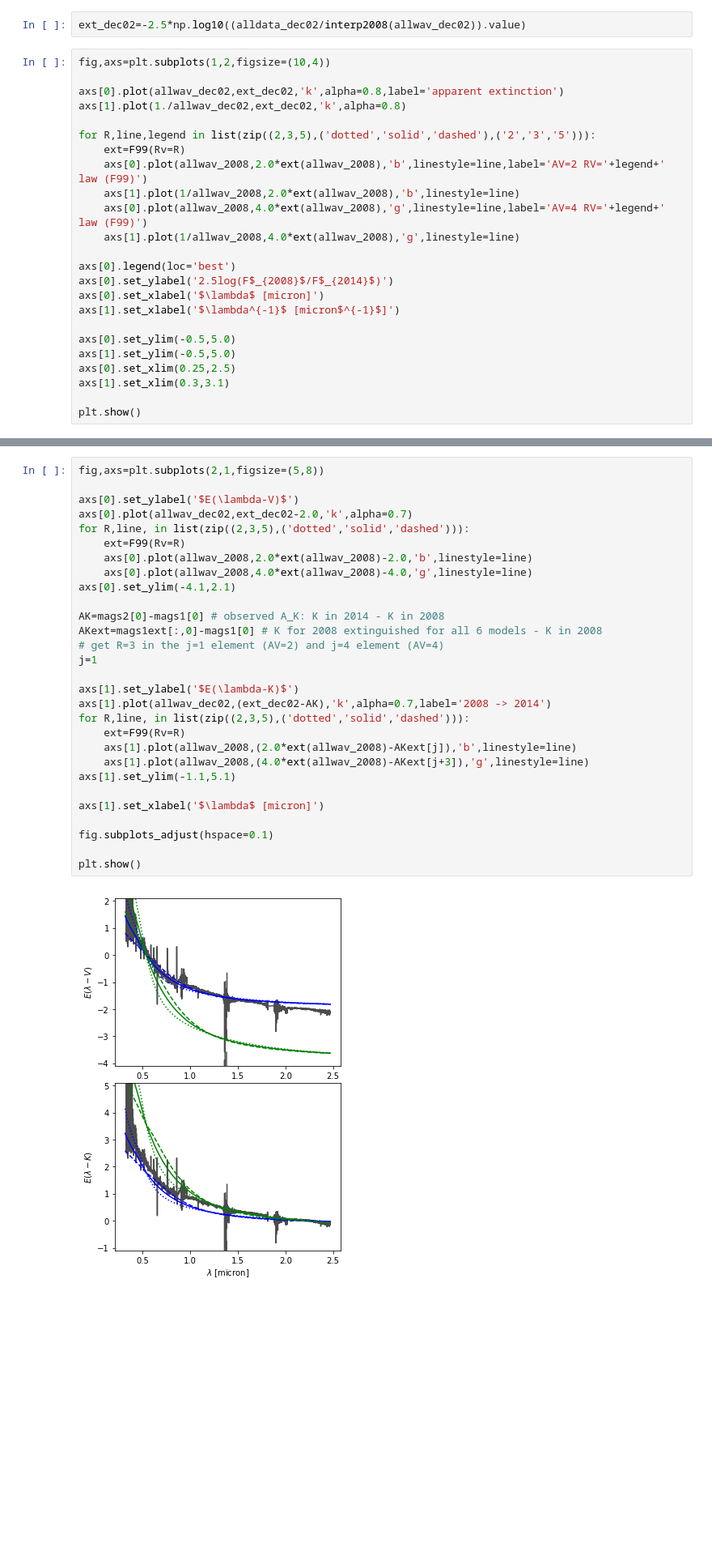
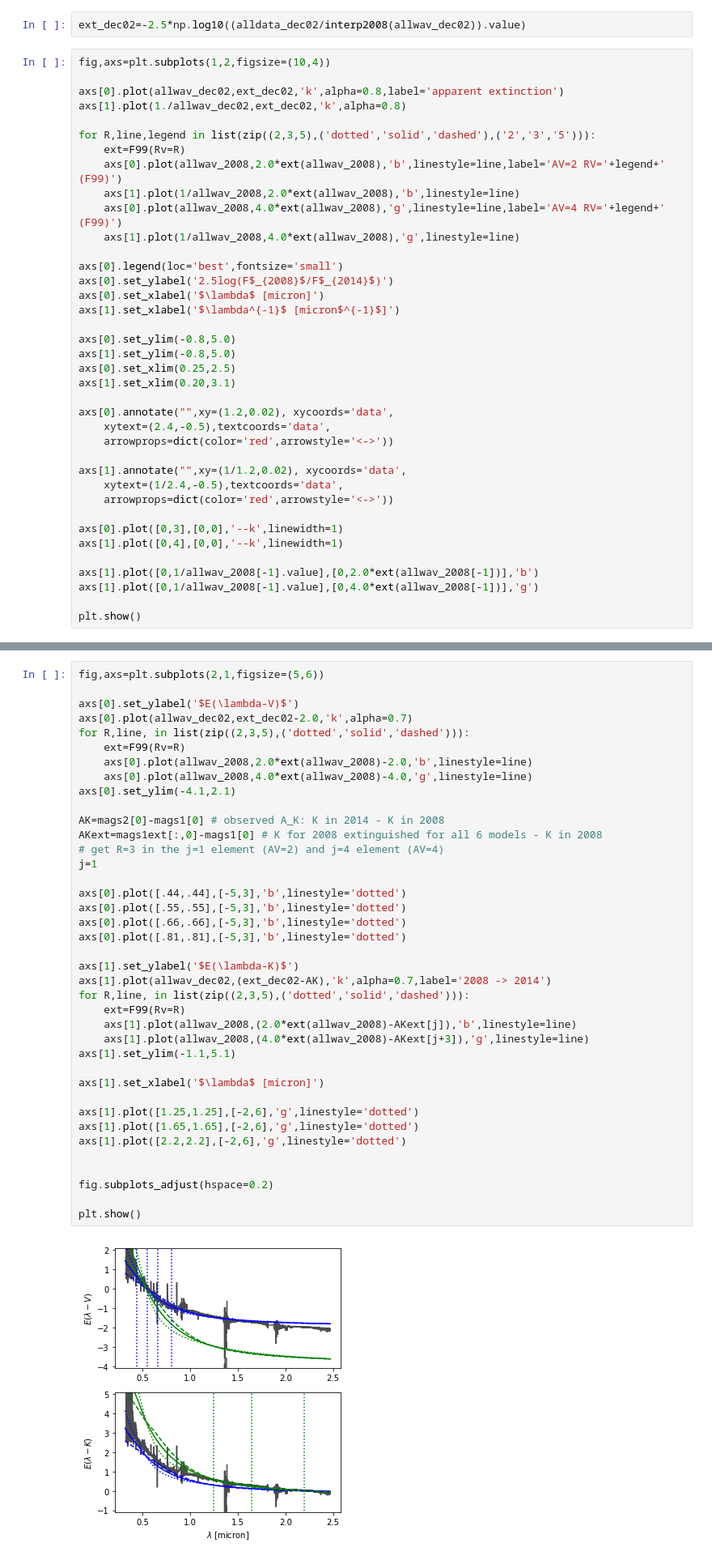
Before and after one commit to krislars/AA_Tau_Covey, a Jupyter notebook: AATau_5_figures.ipynb, the cells around one changed output, grey strips where cells are left out. Shown: that part at 81% size. Drawn from its saved outputs; the diff is of its cells as text; blank space fills up the shorter version.

```diff
--- a/AATau_5_figures.ipynb
+++ b/AATau_5_figures.ipynb
@@ -193,20 +201,34 @@ axs[1].plot(1./allwav_dec02,ext_dec02,'k',alpha=0.8)
 
 for R,line,legend in list(zip((2,3,5),('dotted','solid','dashed'),('2','3','5'))):
     ext=F99(Rv=R)
-    axs[0].plot(allwav_2008,2.0*ext(allwav_2008),'b',linestyle=line,label='AV=2 RV='+legend+' law (F99)')
+    axs[0].plot(allwav_2008,2.0*ext(allwav_2008),'b',linestyle=line,label='AV=2 RV='+legend+' (F99)')
     axs[1].plot(1/allwav_2008,2.0*ext(allwav_2008),'b',linestyle=line)
-    axs[0].plot(allwav_2008,4.0*ext(allwav_2008),'g',linestyle=line,label='AV=4 RV='+legend+' law (F99)')
+    axs[0].plot(allwav_2008,4.0*ext(allwav_2008),'g',linestyle=line,label='AV=4 RV='+legend+' (F99)')
     axs[1].plot(1/allwav_2008,4.0*ext(allwav_2008),'g',linestyle=line)
 
-axs[0].legend(loc='best')
+axs[0].legend(loc='best',fontsize='small')
 axs[0].set_ylabel('2.5log(F$_{2008}$/F$_{2014}$)')
 axs[0].set_xlabel('$\lambda$ [micron]')
 axs[1].set_xlabel('$\lambda^{-1}$ [micron$^{-1}$]')
 
-axs[0].set_ylim(-0.5,5.0)
-axs[1].set_ylim(-0.5,5.0)
+axs[0].set_ylim(-0.8,5.0)
+axs[1].set_ylim(-0.8,5.0)
 axs[0].set_xlim(0.25,2.5)
-axs[1].set_xlim(0.3,3.1)
+axs[1].set_xlim(0.20,3.1)
+
+axs[0].annotate("",xy=(1.2,0.02), xycoords='data',
+    xytext=(2.4,-0.5),textcoords='data',
+    arrowprops=dict(color='red',arrowstyle='<->'))
+
+axs[1].annotate("",xy=(1/1.2,0.02), xycoords='data',
+    xytext=(1/2.4,-0.5),textcoords='data',
+    arrowprops=dict(color='red',arrowstyle='<->'))
+
+axs[0].plot([0,3],[0,0],'--k',linewidth=1)
+axs[1].plot([0,4],[0,0],'--k',linewidth=1)
+
+axs[1].plot([0,1/allwav_2008[-1].value],[0,2.0*ext(allwav_2008[-1])],'b')
+axs[1].plot([0,1/allwav_2008[-1].value],[0,4.0*ext(allwav_2008[-1])],'g')
 
 plt.show()
 # %% [output]
@@ -218,32 +238,42 @@ plt.show()
 # %%
-fig,axs=plt.subplots(2,1,figsize=(5,8))
+fig,axs=plt.subplots(2,1,figsize=(5,6))
 
 axs[0].set_ylabel('$E(\lambda-V)$')
 axs[0].plot(allwav_dec02,ext_dec02-2.0,'k',alpha=0.7)
 for R,line, in list(zip((2,3,5),('dotted','solid','dashed'))):
     ext=F99(Rv=R)
     axs[0].plot(allwav_2008,2.0*ext(allwav_2008)-2.0,'b',linestyle=line)
     axs[0].plot(allwav_2008,4.0*ext(allwav_2008)-4.0,'g',linestyle=line)
 axs[0].set_ylim(-4.1,2.1)
 
 AK=mags2[0]-mags1[0] # observed A_K: K in 2014 - K in 2008
 AKext=mags1ext[:,0]-mags1[0] # K for 2008 extinguished for all 6 models - K in 2008
 # get R=3 in the j=1 element (AV=2) and j=4 element (AV=4)
 j=1
 
+axs[0].plot([.44,.44],[-5,3],'b',linestyle='dotted')
+axs[0].plot([.55,.55],[-5,3],'b',linestyle='dotted')
+axs[0].plot([.66,.66],[-5,3],'b',linestyle='dotted')
+axs[0].plot([.81,.81],[-5,3],'b',linestyle='dotted')
+
 axs[1].set_ylabel('$E(\lambda-K)$')
 axs[1].plot(allwav_dec02,(ext_dec02-AK),'k',alpha=0.7,label='2008 -> 2014')
 for R,line, in list(zip((2,3,5),('dotted','solid','dashed'))):
     ext=F99(Rv=R)
     axs[1].plot(allwav_2008,(2.0*ext(allwav_2008)-AKext[j]),'b',linestyle=line)
     axs[1].plot(allwav_2008,(4.0*ext(allwav_2008)-AKext[j+3]),'g',linestyle=line)
 axs[1].set_ylim(-1.1,5.1)
 
 axs[1].set_xlabel('$\lambda$ [micron]')
 
-fig.subplots_adjust(hspace=0.1)
+axs[1].plot([1.25,1.25],[-2,6],'g',linestyle='dotted')
+axs[1].plot([1.65,1.65],[-2,6],'g',linestyle='dotted')
+axs[1].plot([2.2,2.2],[-2,6],'g',linestyle='dotted')
+
+
+fig.subplots_adjust(hspace=0.2)
 
 plt.show()
 # %% [output]
-[figure, old version]
+[figure, new version]
 # %% [markdown]
```
Also changed, not shown: parts of 22 cells of this notebook, 1 other file.
